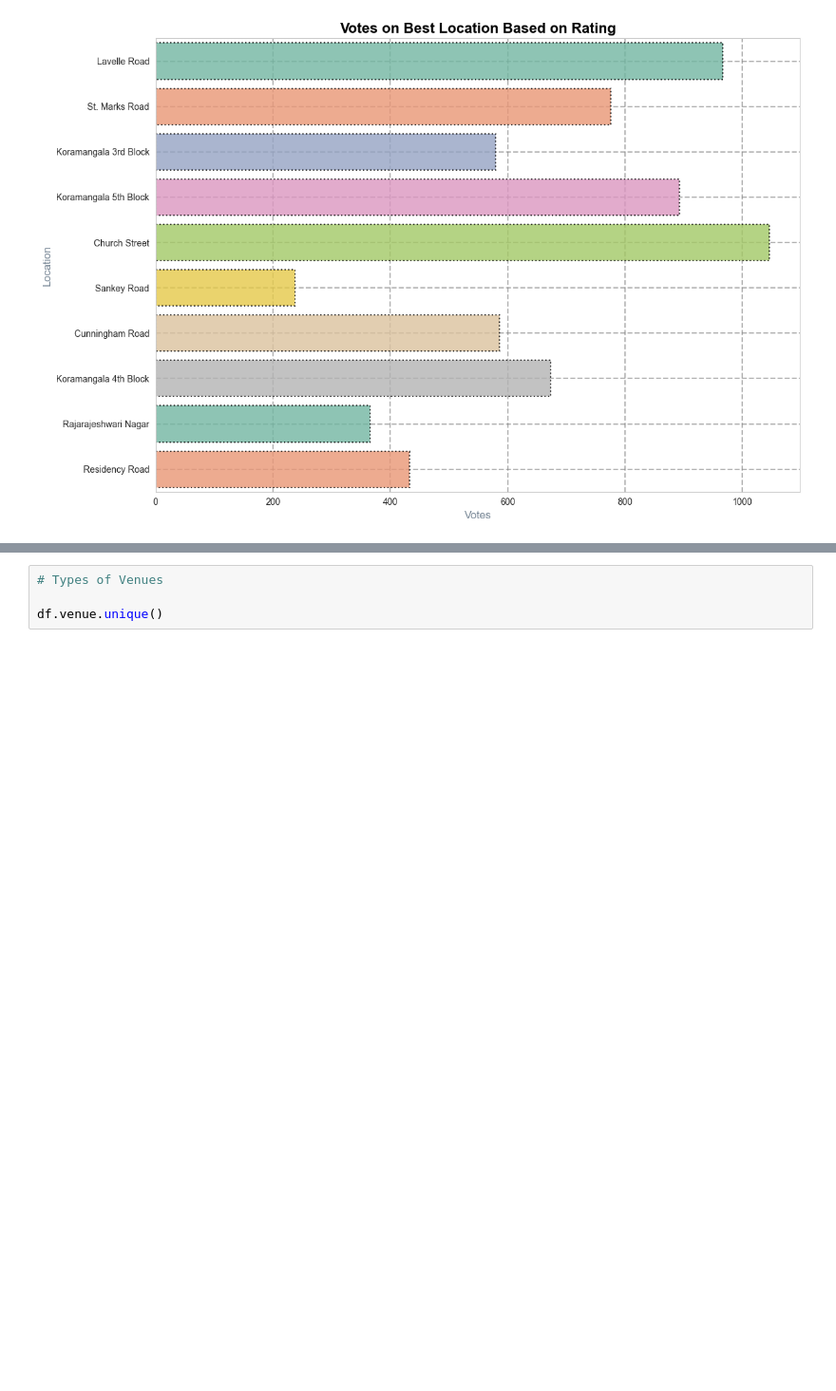
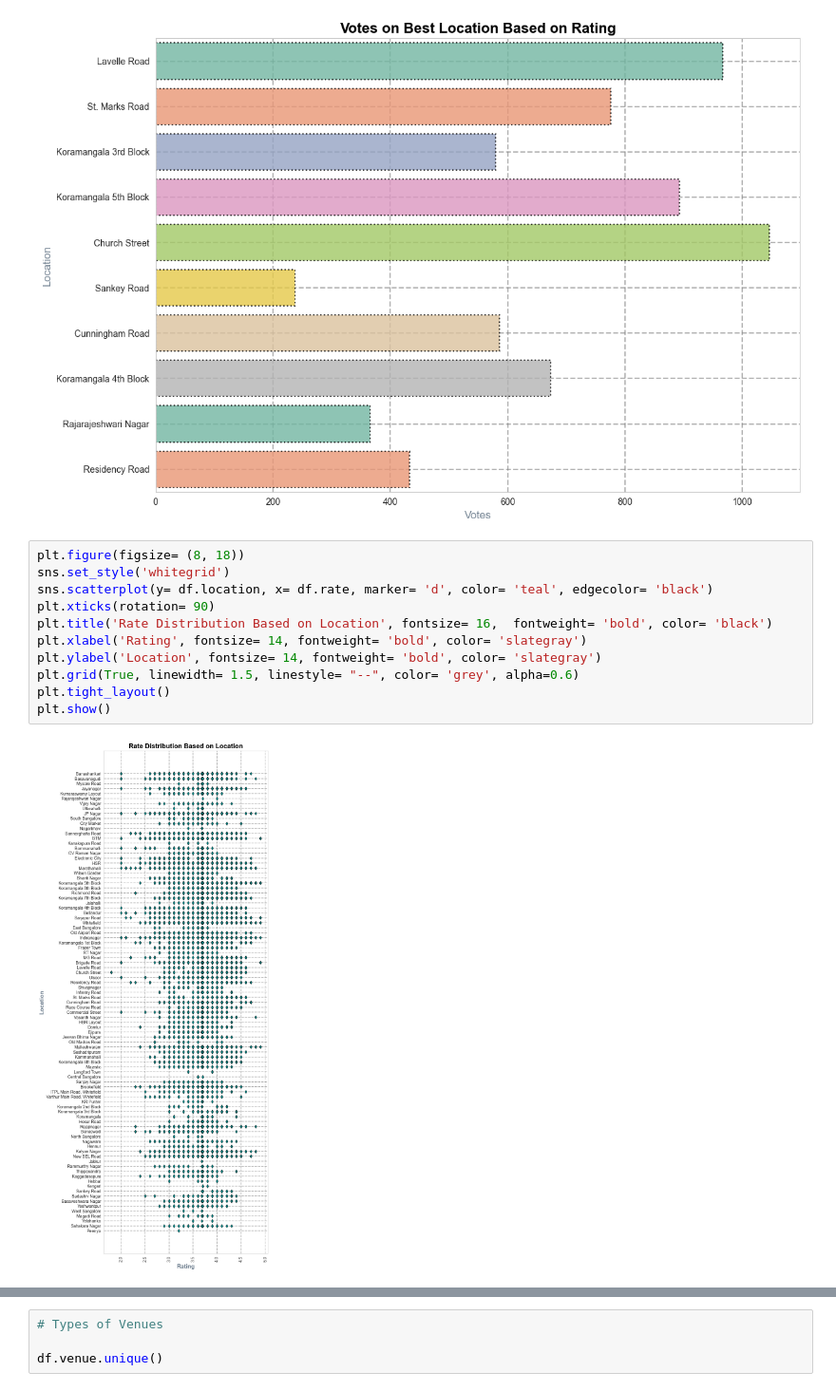
Before and after one commit to SaurabhSSB/bengaluru-restaurant-eda, a Jupyter notebook: 3_eda.ipynb, the cells around one changed output, grey strips where cells are left out. Shown at 95% size. Cells and saved outputs as stored; diff of their text form; blank space fills up the shorter version.

```diff
--- a/3_eda.ipynb
+++ b/3_eda.ipynb
@@ -574,6 +574,19 @@ plt.tight_layout()
 plt.show()
 # %% [output]
 [figure]
+# %%
+plt.figure(figsize= (8, 18))
+sns.set_style('whitegrid')
+sns.scatterplot(y= df.location, x= df.rate, marker= 'd', color= 'teal', edgecolor= 'black')
+plt.xticks(rotation= 90)
+plt.title('Rate Distribution Based on Location', fontsize= 16,  fontweight= 'bold', color= 'black')
+plt.xlabel('Rating', fontsize= 14, fontweight= 'bold', color= 'slategray')
+plt.ylabel('Location', fontsize= 14, fontweight= 'bold', color= 'slategray')
+plt.grid(True, linewidth= 1.5, linestyle= "--", color= 'grey', alpha=0.6)
+plt.tight_layout()
+plt.show()
+# %% [output]
+[figure, added]
 # %%
 plt.figure(figsize= (12, 8))
 sns.set_style('whitegrid')
```
Also changed, not shown: parts of 10 cells of this notebook.
